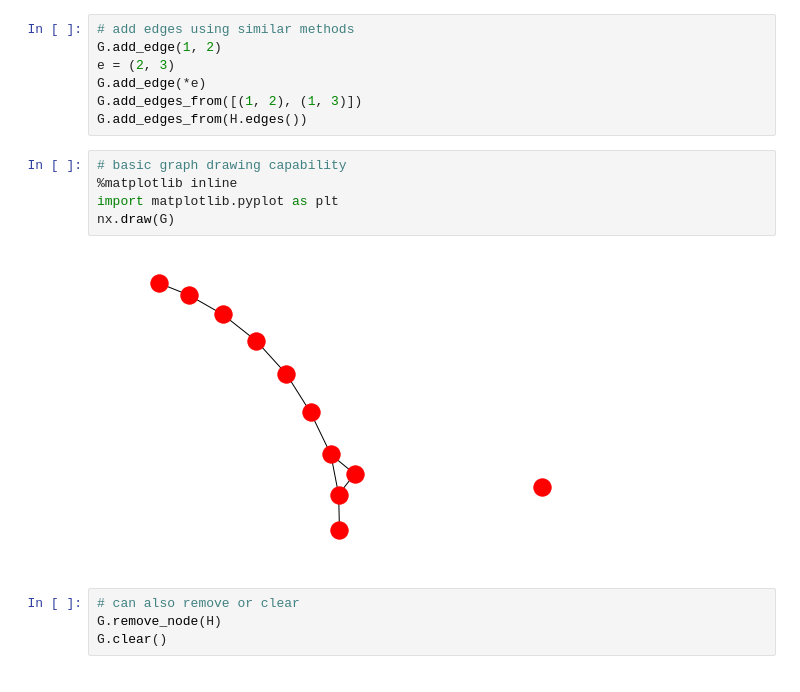
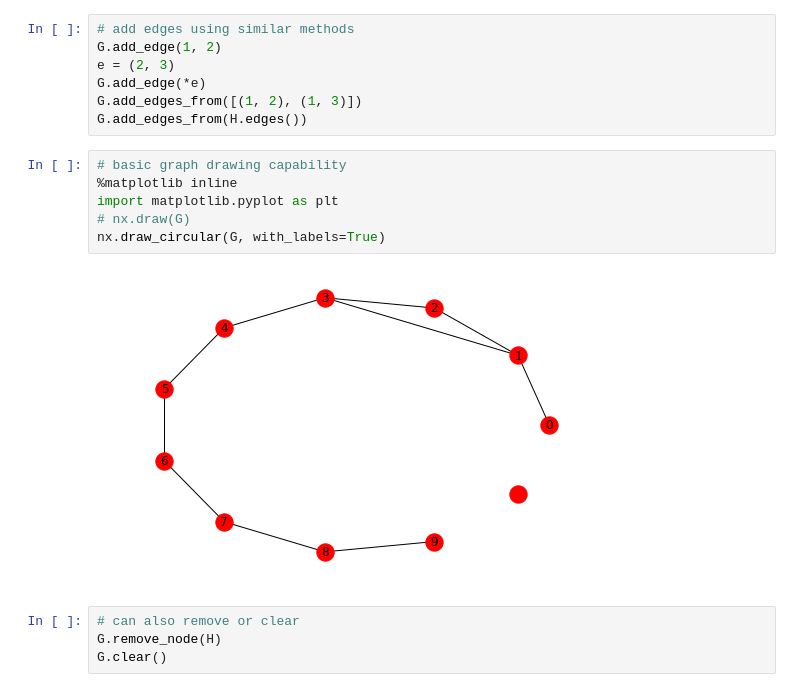
Before and after one commit to ftk1000/GraphNeuralNets, a Jupyter notebook: NetworkX.ipynb, the cells around one changed output. Drawn from its saved outputs; the diff is of its cells as text.

```diff
--- a/NetworkX.ipynb
+++ b/NetworkX.ipynb
@@ -30,10 +32,11 @@ G.add_edges_from(H.edges())
 # %%
 # basic graph drawing capability
 %matplotlib inline
 import matplotlib.pyplot as plt
-nx.draw(G)
+# nx.draw(G)
+nx.draw_circular(G, with_labels=True)
 # %% [output]
-[figure, old version]
+[figure, new version]
 # %%
 # can also remove or clear
 G.remove_node(H)
```
Also changed, not shown: parts of 3 cells of this notebook.
